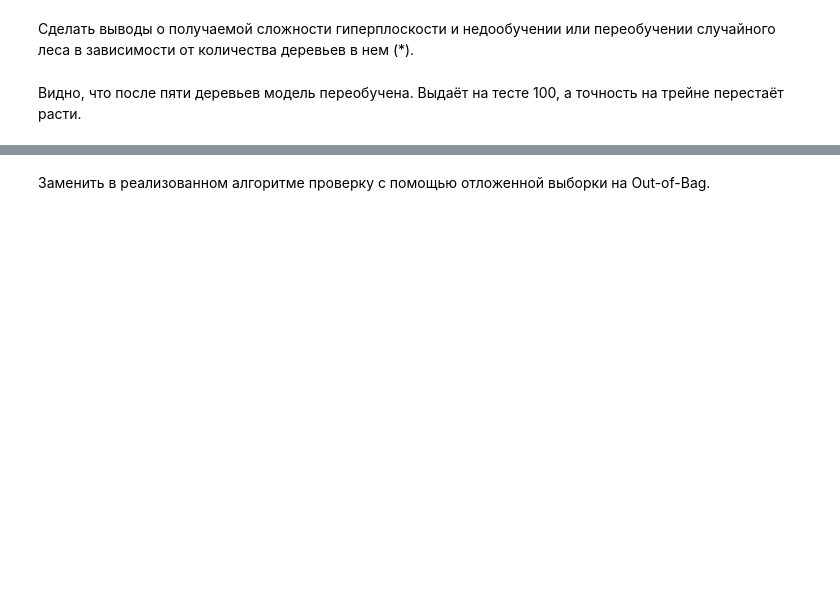
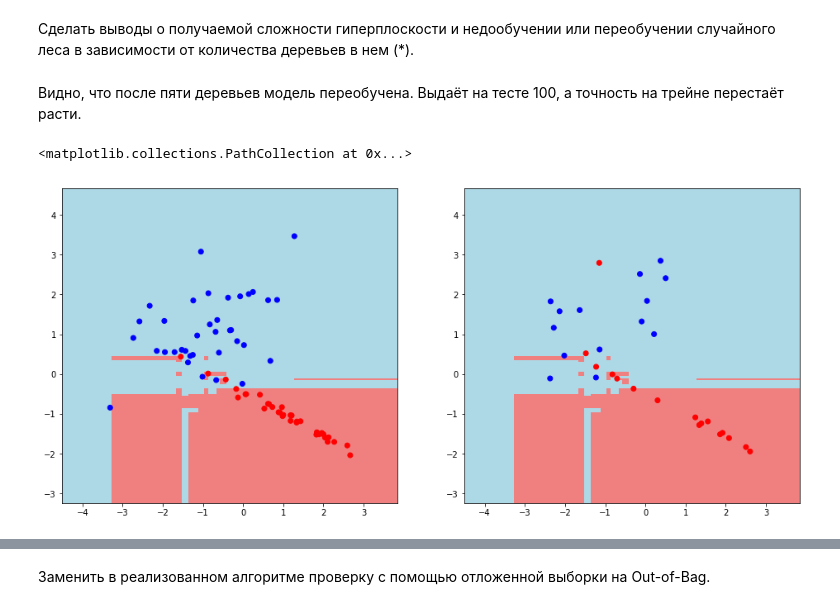
Before and after one commit to daniilstv/DS_algorithms, a Jupyter notebook: Lesson5_hw.ipynb, the cells around one changed output, grey strips where cells are left out. Saved outputs shown, nothing was run; the diff lists cells and outputs as text; code cells hidden in the pictures; blank space fills up the shorter version.

```diff
--- a/Lesson5_hw.ipynb
+++ b/Lesson5_hw.ipynb
@@ -448,20 +456,24 @@ Wall time: 2.81 s
 # %%
 # Не смог запустить. Не разобрался, почему падает эта строка:
 # mesh_predictions = np.array(tree_vote(forest, np.c_[xx.ravel(), yy.ravel()])).reshape(xx.shape)
+#
 
 forest = my_forest
 
 # график обучающей выборки
 plt.figure(figsize = (16, 7))
 plt.subplot(1,2,1)
 xx, yy = get_meshgrid(train_data)
 mesh_predictions = np.array(tree_vote(forest, np.c_[xx.ravel(), yy.ravel()])).reshape(xx.shape)
 plt.pcolormesh(xx, yy, mesh_predictions, cmap = light_colors)
 plt.scatter(train_data[:, 0], train_data[:, 1], c = train_labels, cmap = colors)
-plt.title(f'Train accuracy={metrics[forests.index(forest)][0]:.2f}')
+# plt.title(f'Train accuracy={metrics[forests.index(forest)][0]:.2f}')
 
 # график тестовой выборки
 plt.subplot(1,2,2)
 plt.pcolormesh(xx, yy, mesh_predictions, cmap = light_colors)
 plt.scatter(test_data[:, 0], test_data[:, 1], c = test_labels, cmap = colors)
-plt.title(f'Test accuracy={metrics[forests.index(forest)][1]:.2f}')
+# plt.title(f'Test accuracy={metrics[forests.index(forest)][1]:.2f}')
+# %% [output]
+<matplotlib.collections.PathCollection at 0x...>
+[figure, added]
```
Also changed, not shown: parts of 11 cells of this notebook.
